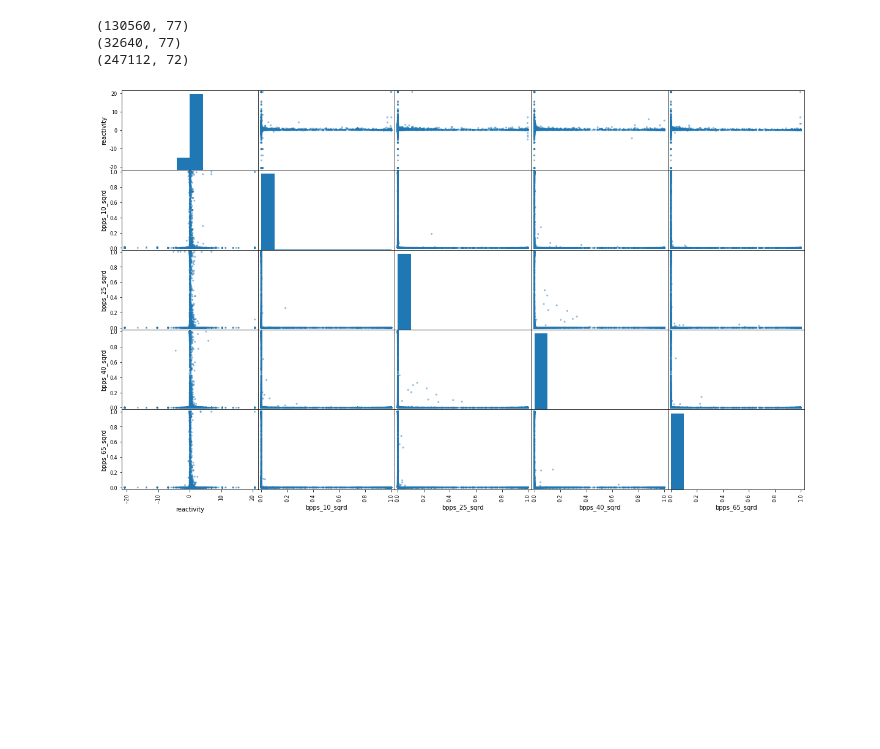
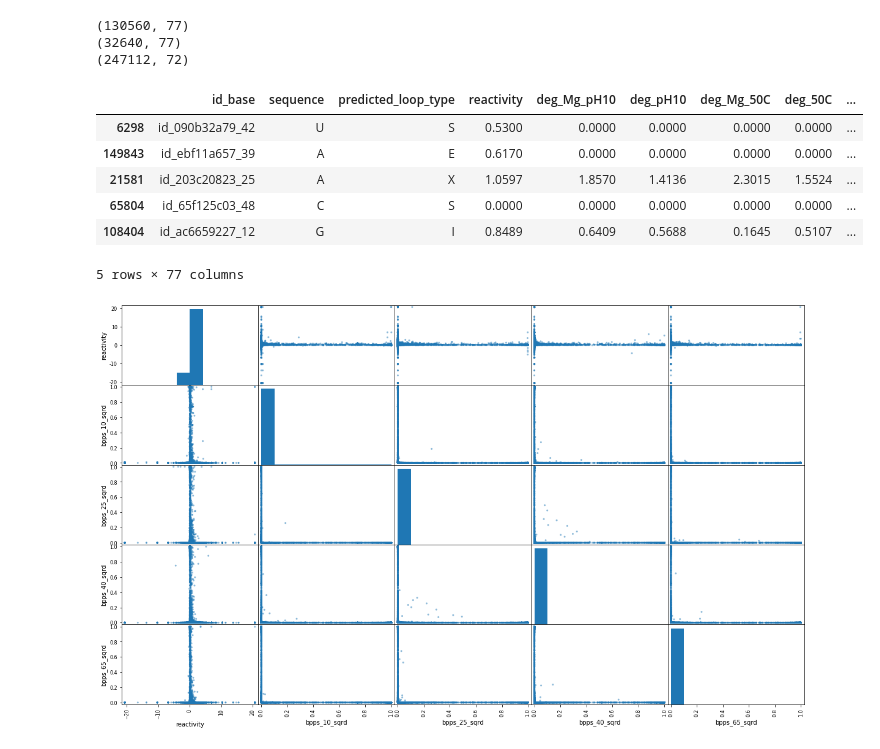
Before and after one commit to sumaniitm/kaggle-mRNA-feature-engineering, a Jupyter notebook: notebook-covid19-mrna.ipynb, the cells around one changed output. Cells and saved outputs as stored; diff of their text form; code cells hidden in the pictures; blank space fills up the shorter version.

```diff
--- a/notebook-covid19-mrna.ipynb
+++ b/notebook-covid19-mrna.ipynb
@@ -242,6 +239,16 @@ print(seqn_eval_df_sqrd.shape)
 (130560, 77)
 (32640, 77)
 (247112, 72)
+# %%
+seqn_train_df_sqrd.tail(5)
+# %% [output]
+|  | id_base | sequence | predicted_loop_type | reactivity | deg_Mg_pH10 | deg_pH10 | deg_Mg_50C | deg_50C | ... |
+| 6298 | id_090b32a79_42 | U | S | 0.5300 | 0.0000 | 0.0000 | 0.0000 | 0.0000 | ... |
+| 149843 | id_ebf11a657_39 | A | E | 0.6170 | 0.0000 | 0.0000 | 0.0000 | 0.0000 | ... |
+| 21581 | id_203c20823_25 | A | X | 1.0597 | 1.8570 | 1.4136 | 2.3015 | 1.5524 | ... |
+| 65804 | id_65f125c03_48 | C | S | 0.0000 | 0.0000 | 0.0000 | 0.0000 | 0.0000 | ... |
+| 108404 | id_ac6659227_12 | G | I | 0.8489 | 0.6409 | 0.5688 | 0.1645 | 0.5107 | ... |
+5 rows × 77 columns
 # %%
 attributes = ['reactivity', 'bpps_10_sqrd', 'bpps_25_sqrd', 'bpps_40_sqrd', 'bpps_65_sqrd']
 
```
Also changed, not shown: parts of 24 cells of this notebook.
